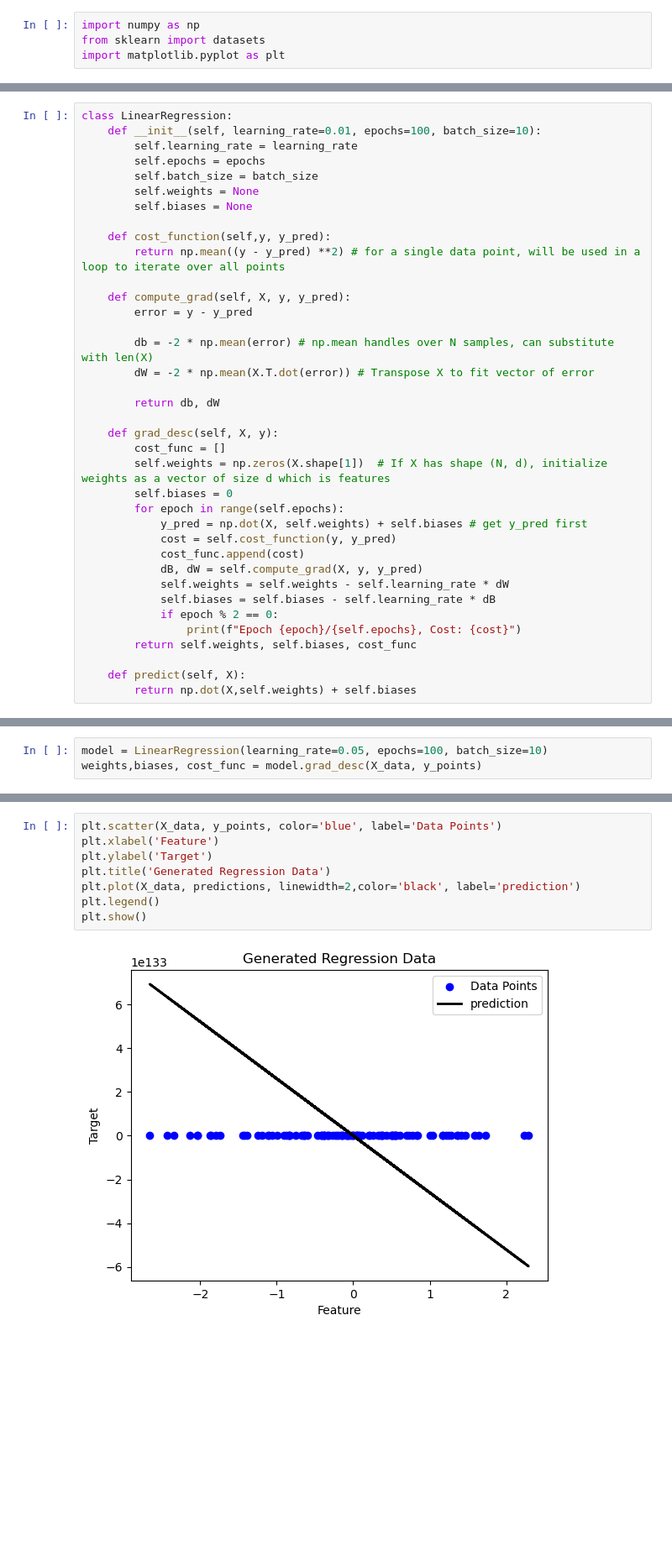
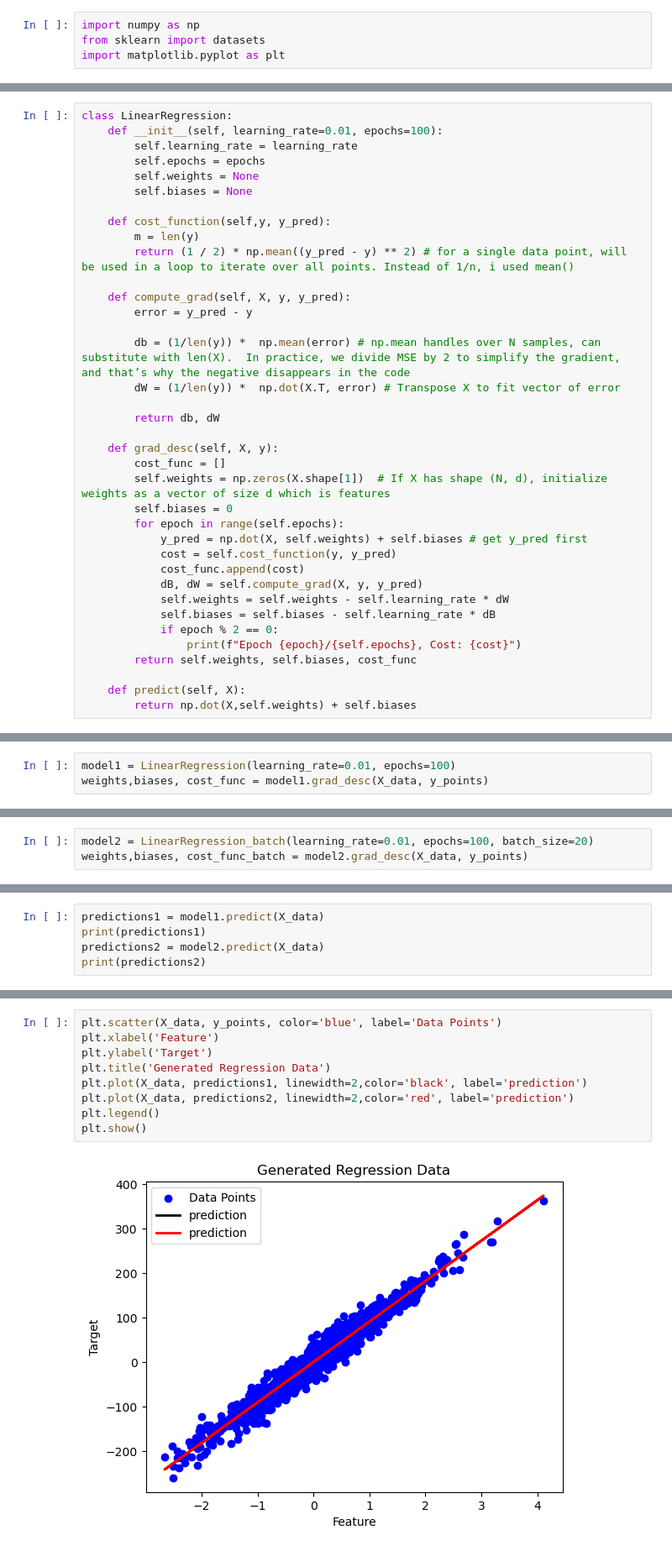
Before and after one commit to devireddyprasanth22/ml-models, a Jupyter notebook: linear_regression/linear_regression.ipynb, the cells around one changed output, grey strips where cells are left out. Shown at 84% size. Cells and saved outputs as stored; diff of their text form; blank space fills up the shorter version.

Commit message:
linear regression complete

```diff
--- a/linear_regression/linear_regression.ipynb
+++ b/linear_regression/linear_regression.ipynb
@@ -107,20 +84,20 @@ print(y_points)
 # %%
 class LinearRegression:
-    def __init__(self, learning_rate=0.01, epochs=100, batch_size=10):
+    def __init__(self, learning_rate=0.01, epochs=100):
         self.learning_rate = learning_rate
         self.epochs = epochs
-        self.batch_size = batch_size
         self.weights = None
         self.biases = None
 
     def cost_function(self,y, y_pred):
-        return np.mean((y - y_pred) **2) # for a single data point, will be used in a loop to iterate over all points
+        m = len(y)
+        return (1 / 2) * np.mean((y_pred - y) ** 2) # for a single data point, will be used in a loop to iterate over all points. Instead of 1/n, i used mean()
 
     def compute_grad(self, X, y, y_pred):
-        error = y - y_pred
+        error = y_pred - y
 
-        db = -2 * np.mean(error) # np.mean handles over N samples, can substitute with len(X)
-        dW = -2 * np.mean(X.T.dot(error)) # Transpose X to fit vector of error
+        db = (1/len(y)) *  np.mean(error) # np.mean handles over N samples, can substitute with len(X).  In practice, we divide MSE by 2 to simplify the gradient, and that’s why the negative disappears in the code
+        dW = (1/len(y)) *  np.dot(X.T, error) # Transpose X to fit vector of error
 
         return db, dW
 
@@ -144,4 +171,4 @@ class LinearRegression:
 # %%
-model = LinearRegression(learning_rate=0.05, epochs=100, batch_size=10)
-weights,biases, cost_func = model.grad_desc(X_data, y_points)
+model1 = LinearRegression(learning_rate=0.01, epochs=100)
+weights,biases, cost_func = model1.grad_desc(X_data, y_points)
 # %% [output]
@@ -185,0 +192,3 @@ print(predictions)
+# %%
+model2 = LinearRegression_batch(learning_rate=0.01, epochs=100, batch_size=20)
+weights,biases, cost_func_batch = model2.grad_desc(X_data, y_points)
@@ -185,0 +227,5 @@ print(predictions)
+# %%
+predictions1 = model1.predict(X_data)
+print(predictions1)
+predictions2 = model2.predict(X_data)
+print(predictions2)
@@ -186,10 +250,11 @@ print(predictions)
 # %%
 plt.scatter(X_data, y_points, color='blue', label='Data Points')
 plt.xlabel('Feature')
 plt.ylabel('Target')
 plt.title('Generated Regression Data')
-plt.plot(X_data, predictions, linewidth=2,color='black', label='prediction')
+plt.plot(X_data, predictions1, linewidth=2,color='black', label='prediction')
+plt.plot(X_data, predictions2, linewidth=2,color='red', label='prediction')
 plt.legend()
 plt.show()
 # %% [output]
-[figure, old version]
+[figure, new version]
```
Also changed, not shown: parts of 14 cells of this notebook.
